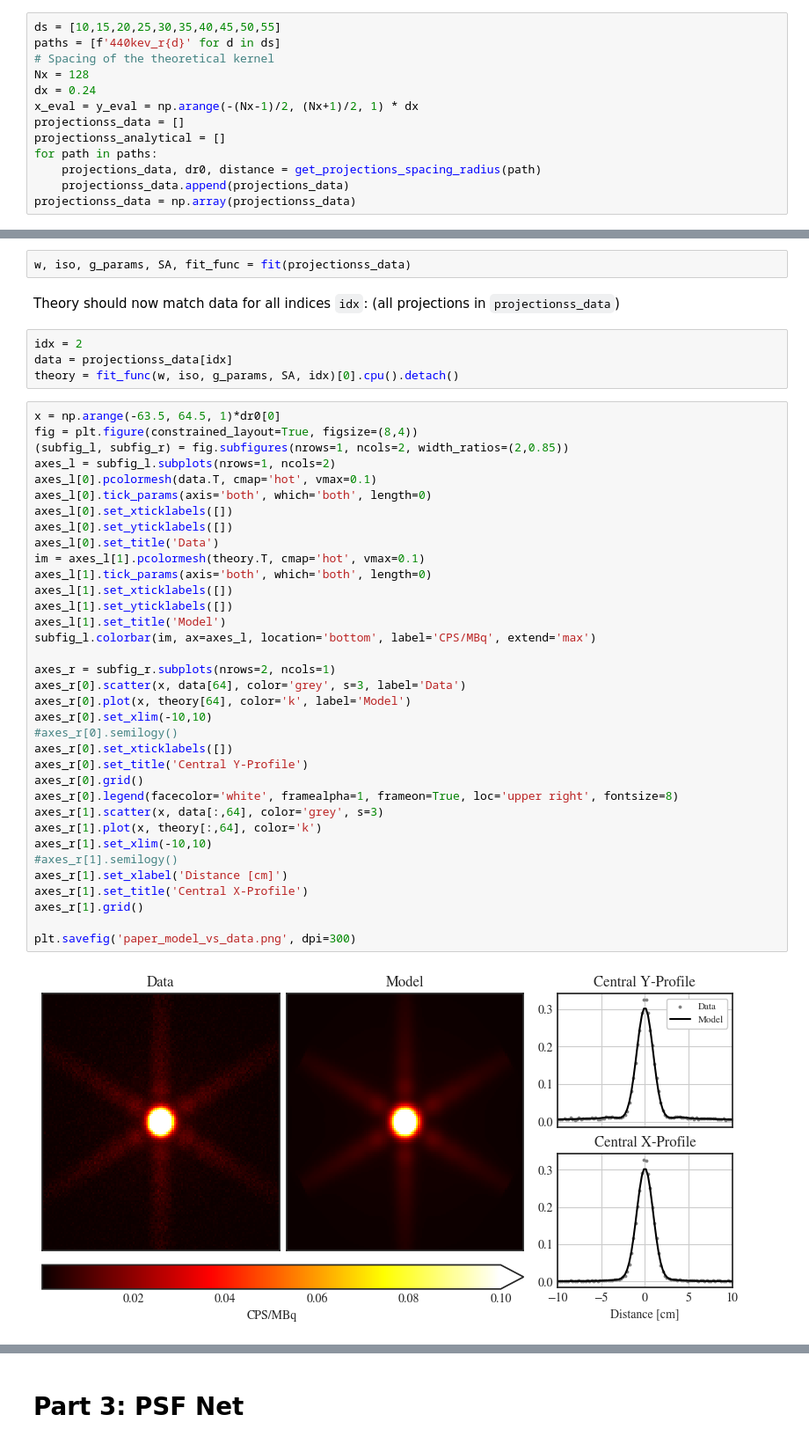
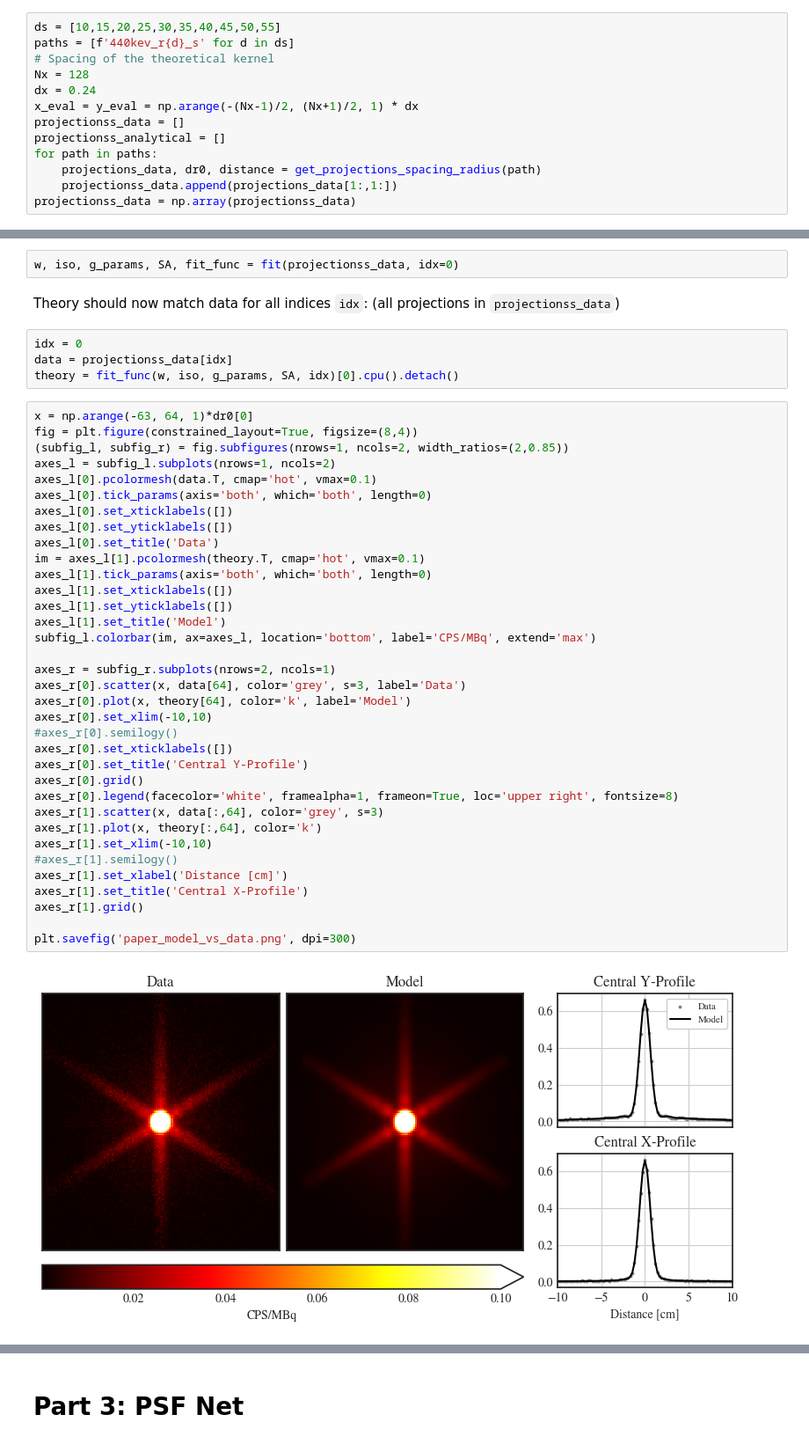
Before and after one commit to lukepolson/spect_psf_fitting, a Jupyter notebook: faster_implementation.ipynb, the cells around one changed output, grey strips where cells are left out. Shown at 88% size. Drawn from its saved outputs; the diff is of its cells as text.

```diff
--- a/faster_implementation.ipynb
+++ b/faster_implementation.ipynb
@@ -27,6 +31,6 @@ from fit import fit
 # %%
 ds = [10,15,20,25,30,35,40,45,50,55]
-paths = [f'440kev_r{d}' for d in ds]
+paths = [f'440kev_r{d}_s' for d in ds]
 # Spacing of the theoretical kernel
 Nx = 128
 dx = 0.24
@@ -35,20 +39,20 @@ projectionss_data = []
 projectionss_analytical = []
 for path in paths:
     projections_data, dr0, distance = get_projections_spacing_radius(path)
-    projectionss_data.append(projections_data)
+    projectionss_data.append(projections_data[1:,1:])
 projectionss_data = np.array(projectionss_data)
 # %% [markdown]
 # Part 1: Fit Parameters
 # %%
-w, iso, g_params, SA, fit_func = fit(projectionss_data)
+w, iso, g_params, SA, fit_func = fit(projectionss_data, idx=0)
 # %% [markdown]
 Theory should now match data for all indices `idx`: (all projections in `projectionss_data`)
 # %%
-idx = 2
+idx = 0
 data = projectionss_data[idx]
 theory = fit_func(w, iso, g_params, SA, idx)[0].cpu().detach()
 # %%
-x = np.arange(-63.5, 64.5, 1)*dr0[0]
+x = np.arange(-63, 64, 1)*dr0[0]
 fig = plt.figure(constrained_layout=True, figsize=(8,4))
 (subfig_l, subfig_r) = fig.subfigures(nrows=1, ncols=2, width_ratios=(2,0.85))
 axes_l = subfig_l.subplots(nrows=1, ncols=2)
@@ -56,31 +60,31 @@ axes_l[0].pcolormesh(data.T, cmap='hot', vmax=0.1)
 axes_l[0].tick_params(axis='both', which='both', length=0)
 axes_l[0].set_xticklabels([])
 axes_l[0].set_yticklabels([])
 axes_l[0].set_title('Data')
 im = axes_l[1].pcolormesh(theory.T, cmap='hot', vmax=0.1)
 axes_l[1].tick_params(axis='both', which='both', length=0)
 axes_l[1].set_xticklabels([])
 axes_l[1].set_yticklabels([])
 axes_l[1].set_title('Model')
 subfig_l.colorbar(im, ax=axes_l, location='bottom', label='CPS/MBq', extend='max')
 
 axes_r = subfig_r.subplots(nrows=2, ncols=1)
 axes_r[0].scatter(x, data[64], color='grey', s=3, label='Data')
 axes_r[0].plot(x, theory[64], color='k', label='Model')
 axes_r[0].set_xlim(-10,10)
 #axes_r[0].semilogy()
 axes_r[0].set_xticklabels([])
 axes_r[0].set_title('Central Y-Profile')
 axes_r[0].grid()
 axes_r[0].legend(facecolor='white', framealpha=1, frameon=True, loc='upper right', fontsize=8)
 axes_r[1].scatter(x, data[:,64], color='grey', s=3)
 axes_r[1].plot(x, theory[:,64], color='k')
 axes_r[1].set_xlim(-10,10)
 #axes_r[1].semilogy()
 axes_r[1].set_xlabel('Distance [cm]')
 axes_r[1].set_title('Central X-Profile')
 axes_r[1].grid()
 
 plt.savefig('paper_model_vs_data.png', dpi=300)
 # %% [output]
-[figure, old version]
+[figure, new version]
```
Also changed, not shown: parts of 30 cells of this notebook, 4 other files.
